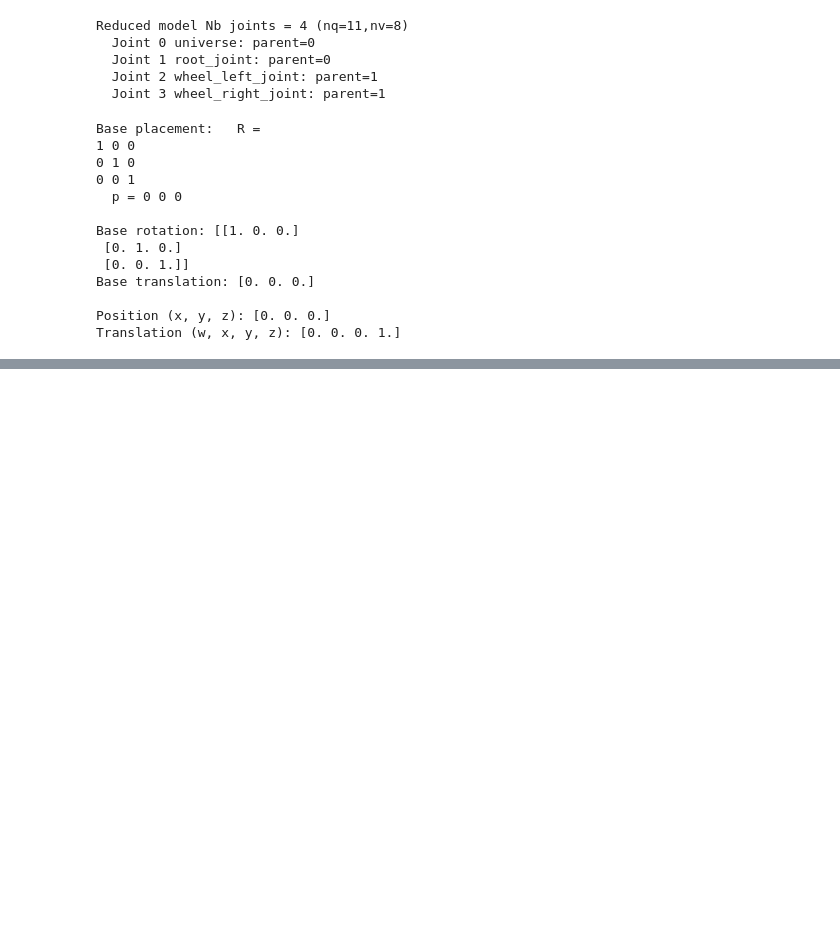
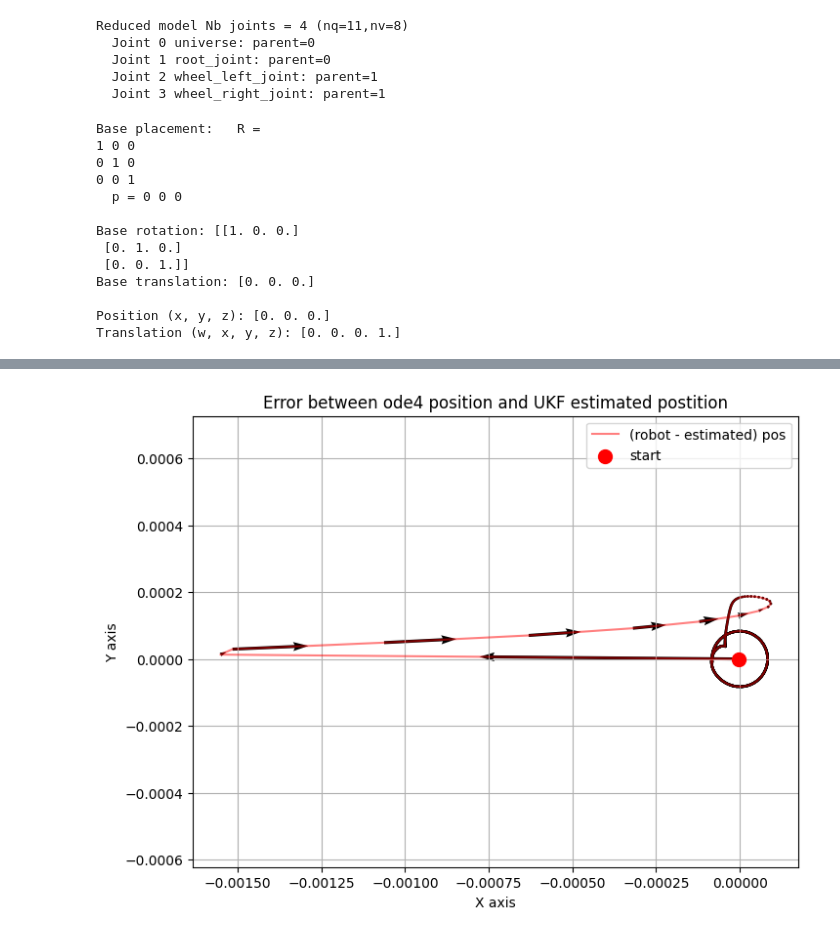
Before and after one commit to francomano/ukf_test, a Jupyter notebook: main.ipynb, the cells around one changed output, grey strips where cells are left out. Cells and saved outputs as stored; diff of their text form; code cells hidden in the pictures; blank space fills up the shorter version.

```diff
--- a/main.ipynb
+++ b/main.ipynb
@@ -166,0 +228,35 @@ plt.show()
+# %%
+# Define error between robot and estimated position
+re_error_x = x1 - x2
+re_error_y = y1 - y2
+
+# Plotting
+plt.figure(figsize=(8, 6))
+plt.plot(re_error_x, re_error_y, color='red', label='(robot - estimated) pos', alpha=0.5)
+
+# Adding arrows
+for i in range(len(x1)-1):
+    # Second line arrows
+    dx = re_error_x[i+1] - re_error_x[i] # change in x
+    dy = re_error_y[i+1] - re_error_y[i] # change in y
+    plt.quiver(re_error_x[i], re_error_y[i], dx, dy, angles='xy', scale_units='xy', scale=2, width=0.005)
+
+
+# Plotting the 'zero' moment or starting point
+plt.scatter(re_error_x[0], re_error_y[0], color='red', s=100, zorder=5, label='start')
+
+
+# Set labels and title
+plt.xlabel('X axis')
+plt.ylabel('Y axis')
+plt.title('Error between ode4 position and UKF estimated postition')
+
+# Fix axis scale
+plt.axis('equal')  # To keep the aspect ratio consistent
+
+
+plt.legend()  # To add a legend to differentiate the arrays
+plt.grid(True)  # Optionally, add a grid for better readability
+plt.show()
+# %% [output]
+[figure, added]
```
Also changed, not shown: parts of 5 cells of this notebook.
